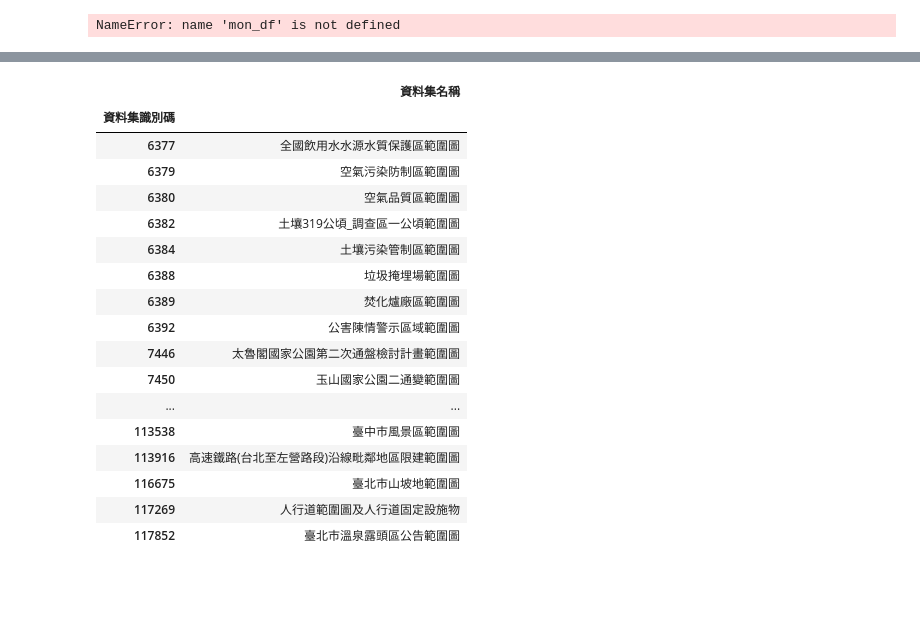
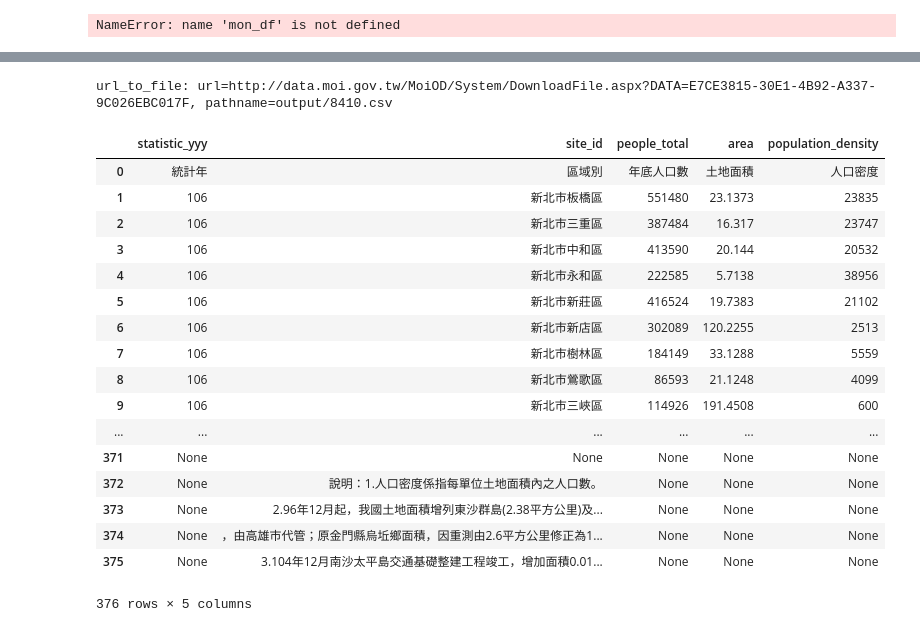
Before and after one commit to Linked-Open-Data-LOD-Taiwan/ontologies, a Jupyter notebook: script/opendata_test.ipynb, the cells around one changed output, grey strips where cells are left out. Cells and saved outputs as stored; diff of their text form; code cells hidden in the pictures; blank space fills up the shorter version.

```diff
--- a/script/opendata_test.ipynb
+++ b/script/opendata_test.ipynb
@@ -434,0 +255,7 @@ m1df
+# %%
+q1 = """SELECT * FROM odsql_df where 提供機關='經濟部水利署' and 檔案格式 not like '%KML%'"""
+
+mon1_df= ps.sqldf(q1, locals())
+odMgr.colname_df = odMgr.get_colmap(mon1_df)
+
+odMgr.gen_col_tree(False)
@@ -1042,0 +1012,27 @@ url_to_file: url=http://data.moi.gov.tw/MoiOD/System/DownloadFile.aspx?DATA=E7CE
+# %%
+import pandasql as ps
+df=odMgr.get_dataset(8410)
+q1 = """SELECT * FROM df"""
+mon_df= ps.sqldf(q1, locals())
+mon_df.to_csv('output/8410_各鄉鎮市區人口密度.csv')
+mon_df
+# %% [output]
+url_to_file: url=http://data.moi.gov.tw/MoiOD/System/DownloadFile.aspx?DATA=E7CE3815-30E1-4B92-A337-9C026EBC017F, pathname=output/8410.csv
+|  | statistic_yyy | site_id | people_total | area | population_density |
+| 0 | 統計年 | 區域別 | 年底人口數 | 土地面積 | 人口密度 |
+| 1 | 106 | 新北市板橋區 | 551480 | 23.1373 | 23835 |
+| 2 | 106 | 新北市三重區 | 387484 | 16.317 | 23747 |
+| 3 | 106 | 新北市中和區 | 413590 | 20.144 | 20532 |
+| 4 | 106 | 新北市永和區 | 222585 | 5.7138 | 38956 |
+| 5 | 106 | 新北市新莊區 | 416524 | 19.7383 | 21102 |
+| 6 | 106 | 新北市新店區 | 302089 | 120.2255 | 2513 |
+| 7 | 106 | 新北市樹林區 | 184149 | 33.1288 | 5559 |
+| 8 | 106 | 新北市鶯歌區 | 86593 | 21.1248 | 4099 |
+| 9 | 106 | 新北市三峽區 | 114926 | 191.4508 | 600 |
+| ... | ... | ... | ... | ... | ... |
+| 371 | None | None | None | None | None |
+| 372 | None | 說明：1.人口密度係指每單位土地面積內之人口數。 | None | None | None |
+| 373 | None | 2.96年12月起，我國土地面積增列東沙群島(2.38平方公里)及... | None | None | None |
+| 374 | None | ，由高雄市代管；原金門縣烏坵鄉面積，因重測由2.6平方公里修正為1... | None | None | None |
+| 375 | None | 3.104年12月南沙太平島交通基礎整建工程竣工，增加面積0.01... | None | None | None |
+376 rows × 5 columns
@@ -1043,25 +1041,16 @@ url_to_file: url=http://data.moi.gov.tw/MoiOD/System/DownloadFile.aspx?DATA=E7CE
 # %%
 #mon_df = od_df[od_df['資料集名稱'].str.contains('河川')][['資料集名稱','提供機關']].sort_values(by=['提供機關'])
-#od_df[od_df['提供機關'].isin(['經濟部水利署'])][['資料集名稱']]
-#od_df[od_df['資料集名稱'].str.contains('界線')][['資料集名稱']]
+#mon_df[mon_df['提供機關'].isin(['行政院環境保護署','經濟部水利署'])]
+#od_df.iloc[0]
+df = od_df
 pd.set_option('display.max_rows', None)
-od_df[od_df['資料集名稱'].str.contains('範圍圖')][['資料集名稱']]
+mon_df=df[df['檔案格式'].isna()==False]
+#mon_df.columns
+
+m2df = mon_df[mon_df['檔案格式'].str.contains('KML|SHP')][['資料集名稱','提供機關']].sort_values(by=['提供機關'])
+m2df.to_csv('output/圖資.csv')
+#m2df.describe()
+
+#pd.set_option('display.max_rows', 100)
+
+#pla_df['區域別'].isna()
-# %% [output]
-|  | 資料集名稱 |
-| 資料集識別碼 |  |
-| 6377 | 全國飲用水水源水質保護區範圍圖 |
-| 6379 | 空氣污染防制區範圍圖 |
-| 6380 | 空氣品質區範圍圖 |
-| 6382 | 土壤319公頃_調查區一公頃範圍圖 |
-| 6384 | 土壤污染管制區範圍圖 |
-| 6388 | 垃圾掩埋場範圍圖 |
-| 6389 | 焚化爐廠區範圍圖 |
-| 6392 | 公害陳情警示區域範圍圖 |
-| 7446 | 太魯閣國家公園第二次通盤檢討計畫範圍圖 |
-| 7450 | 玉山國家公園二通變範圍圖 |
-| ... | ... |
-| 113538 | 臺中市風景區範圍圖 |
-| 113916 | 高速鐵路(台北至左營路段)沿線毗鄰地區限建範圍圖 |
-| 116675 | 臺北市山坡地範圍圖 |
-| 117269 | 人行道範圍圖及人行道固定設施物 |
-| 117852 | 臺北市溫泉露頭區公告範圍圖 |
```
Also changed, not shown: parts of 92 cells of this notebook, 10 other files.
